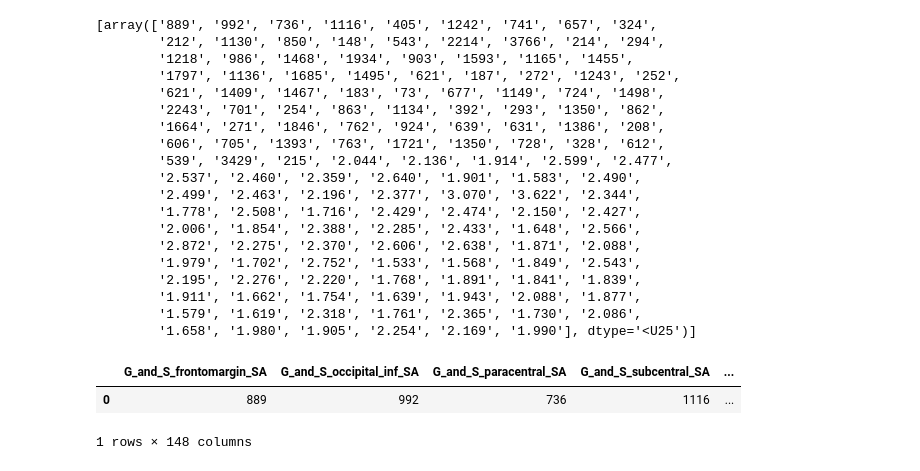
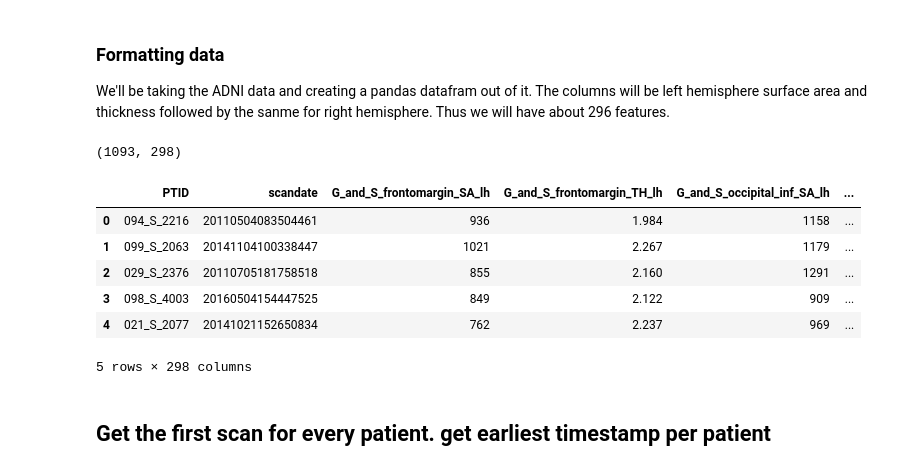
Before and after one commit to ahsanMah/interpretDL, a Jupyter notebook: ADNI.ipynb, the cells around one changed output. Drawn from its saved outputs; the diff is of its cells as text; code cells hidden in the pictures.

```diff
--- a/ADNI.ipynb
+++ b/ADNI.ipynb
@@ -37,34 +19,4 @@ with open(datafile) as f:
-# %%
-data = np.array(data)
-columns = [structure+"_SA" for structure in data[:,0]]
-columns += [structure+"_TH" for structure in data[:,0]]
-
-raw_data = [data[:,1:3].flatten(order="F")] # Column-wise collapse 2D array
-raw_data
-# %% [output]
-[array(['889', '992', '736', '1116', '405', '1242', '741', '657', '324',
-        '212', '1130', '850', '148', '543', '2214', '3766', '214', '294',
-        '1218', '986', '1468', '1934', '903', '1593', '1165', '1455',
-        '1797', '1136', '1685', '1495', '621', '187', '272', '1243', '252',
-        '621', '1409', '1467', '183', '73', '677', '1149', '724', '1498',
-        '2243', '701', '254', '863', '1134', '392', '293', '1350', '862',
-        '1664', '271', '1846', '762', '924', '639', '631', '1386', '208',
-        '606', '705', '1393', '763', '1721', '1350', '728', '328', '612',
-        '539', '3429', '215', '2.044', '2.136', '1.914', '2.599', '2.477',
-        '2.537', '2.460', '2.359', '2.640', '1.901', '1.583', '2.490',
-        '2.499', '2.463', '2.196', '2.377', '3.070', '3.622', '2.344',
-        '1.778', '2.508', '1.716', '2.429', '2.474', '2.150', '2.427',
-        '2.006', '1.854', '2.388', '2.285', '2.433', '1.648', '2.566',
-        '2.872', '2.275', '2.370', '2.606', '2.638', '1.871', '2.088',
-        '1.979', '1.702', '2.752', '1.533', '1.568', '1.849', '2.543',
-        '2.195', '2.276', '2.220', '1.768', '1.891', '1.841', '1.839',
-        '1.911', '1.662', '1.754', '1.639', '1.943', '2.088', '1.877',
-        '1.579', '1.619', '2.318', '1.761', '2.365', '1.730', '2.086',
-        '1.658', '1.980', '1.905', '2.254', '2.169', '1.990'], dtype='<U25')]
-# %%
-df = pd.DataFrame(raw_data, columns=columns)
-df
-# %% [output]
-|  | G_and_S_frontomargin_SA | G_and_S_occipital_inf_SA | G_and_S_paracentral_SA | G_and_S_subcentral_SA | ... |
-| 0 | 889 | 992 | 736 | 1116 | ... |
-1 rows × 148 columns
+# %% [markdown]
+### Formatting data
+
+We'll be taking the ADNI data and creating a pandas datafram out of it. The columns will be left hemisphere surface area and thickness followed by the sanme for right hemisphere. Thus we will have about 296 features.
@@ -70,0 +83,21 @@ df
+# %%
+subject_list = [x for x in filter(lambda dirname: not dirname.startswith("."), os.listdir(DATA_DIR))]
+
+raw_data = []
+for subject in subject_list:
+    subject_data = load_data(subject)
+
+    result = re.match(PATTERN,subject)
+    pID = result.group(1)
+    scan_date = result.group(2)
+    subject_data = np.concatenate(([pID,scan_date], subject_data),axis=None).reshape(1,-1)
+
+    if len(raw_data) == 0:
+        raw_data = subject_data
+    else:
+#         print(subject_data[0,:2],subject_data.shape)
+        if subject_data.shape[1] == raw_data.shape[1]: # Some samples have incomplete data so feature columns do not match
+            raw_data = np.append(raw_data, subject_data, axis=0)
+raw_data.shape
+# %% [output]
+(1093, 298)
@@ -70,0 +108,15 @@ df
+# %%
+features = np.concatenate((["PTID", "scandate"],columns),axis=None)
+
+full_data = pd.DataFrame(raw_data, columns=features).astype({"PTID":str})
+full_data.head()
+# %% [output]
+|  | PTID | scandate | G_and_S_frontomargin_SA_lh | G_and_S_frontomargin_TH_lh | G_and_S_occipital_inf_SA_lh | ... |
+| 0 | 094_S_2216 | 20110504083504461 | 936 | 1.984 | 1158 | ... |
+| 1 | 099_S_2063 | 20141104100338447 | 1021 | 2.267 | 1179 | ... |
+| 2 | 029_S_2376 | 20110705181758518 | 855 | 2.160 | 1291 | ... |
+| 3 | 098_S_4003 | 20160504154447525 | 849 | 2.122 | 909 | ... |
+| 4 | 021_S_2077 | 20141021152650834 | 762 | 2.237 | 969 | ... |
+5 rows × 298 columns
+# %% [markdown]
+## Get the first scan for every patient. get earliest timestamp per patient
```
Also changed, not shown: parts of 22 cells of this notebook, 1 other file.
